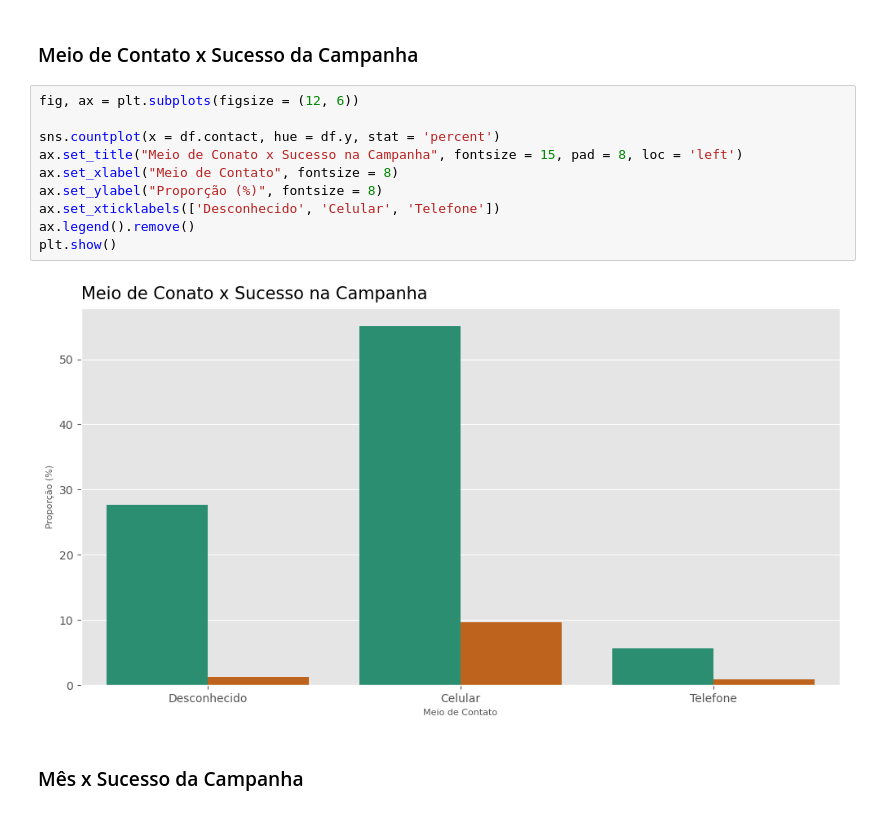
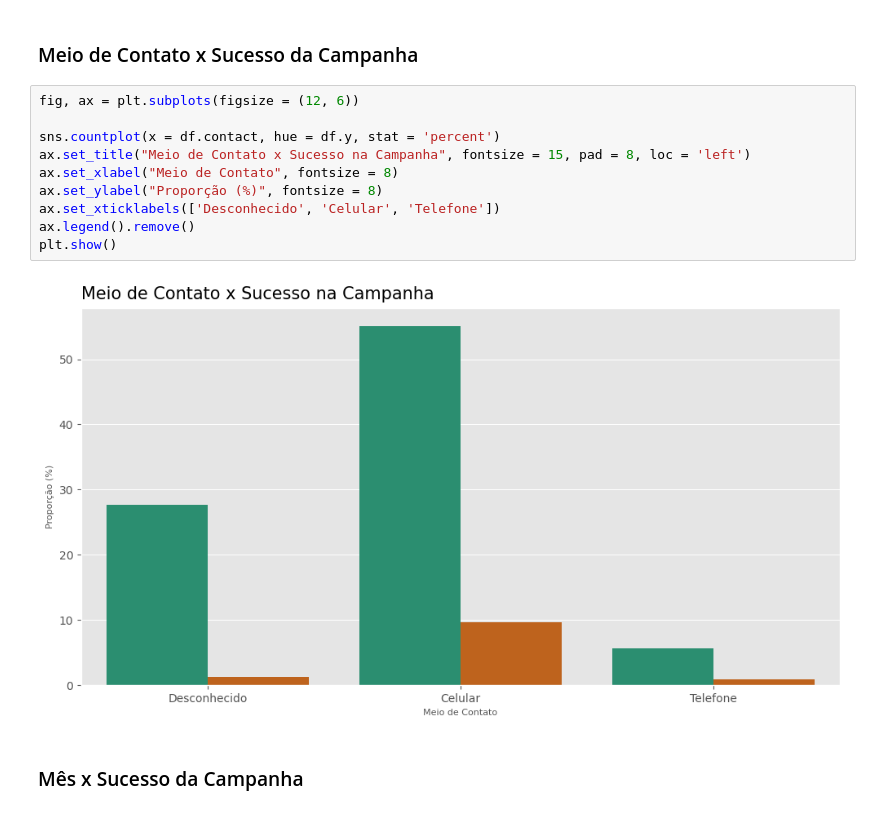
Before and after one commit to datalopes1/bank_marketing_success, a Jupyter notebook: notebooks/eda_e_protipo.ipynb, the cells around one changed output. Saved outputs shown, nothing was run; the diff lists cells and outputs as text.

```diff
--- a/notebooks/eda.ipynb
+++ b/notebooks/eda_e_protipo.ipynb
@@ -575,15 +575,15 @@ Assim podemos confirmar a baixa relação entre balanço anual, e o sucesso da c
 # %%
 fig, ax = plt.subplots(figsize = (12, 6))
 
 sns.countplot(x = df.contact, hue = df.y, stat = 'percent')
-ax.set_title("Meio de Conato x Sucesso na Campanha", fontsize = 15, pad = 8, loc = 'left')
+ax.set_title("Meio de Contato x Sucesso na Campanha", fontsize = 15, pad = 8, loc = 'left')
 ax.set_xlabel("Meio de Contato", fontsize = 8)
 ax.set_ylabel("Proporção (%)", fontsize = 8)
 ax.set_xticklabels(['Desconhecido', 'Celular', 'Telefone'])
 ax.legend().remove()
 plt.show()
 # %% [output]
-[figure, old version]
+[figure, new version]
 # %% [markdown]
 ### Mês x Sucesso da Campanha
 # %%
```
Also changed, not shown: parts of 10 cells of this notebook, 5 other files.
